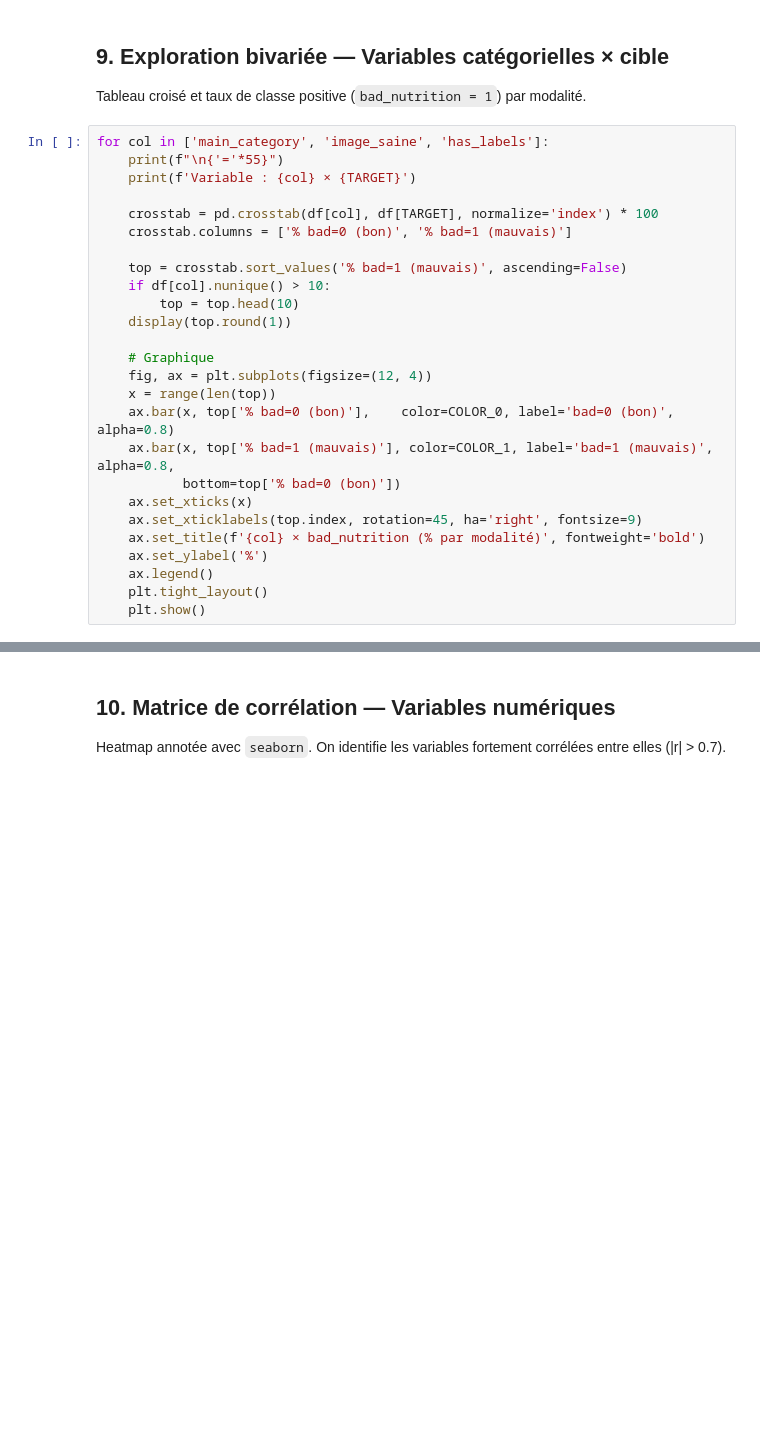
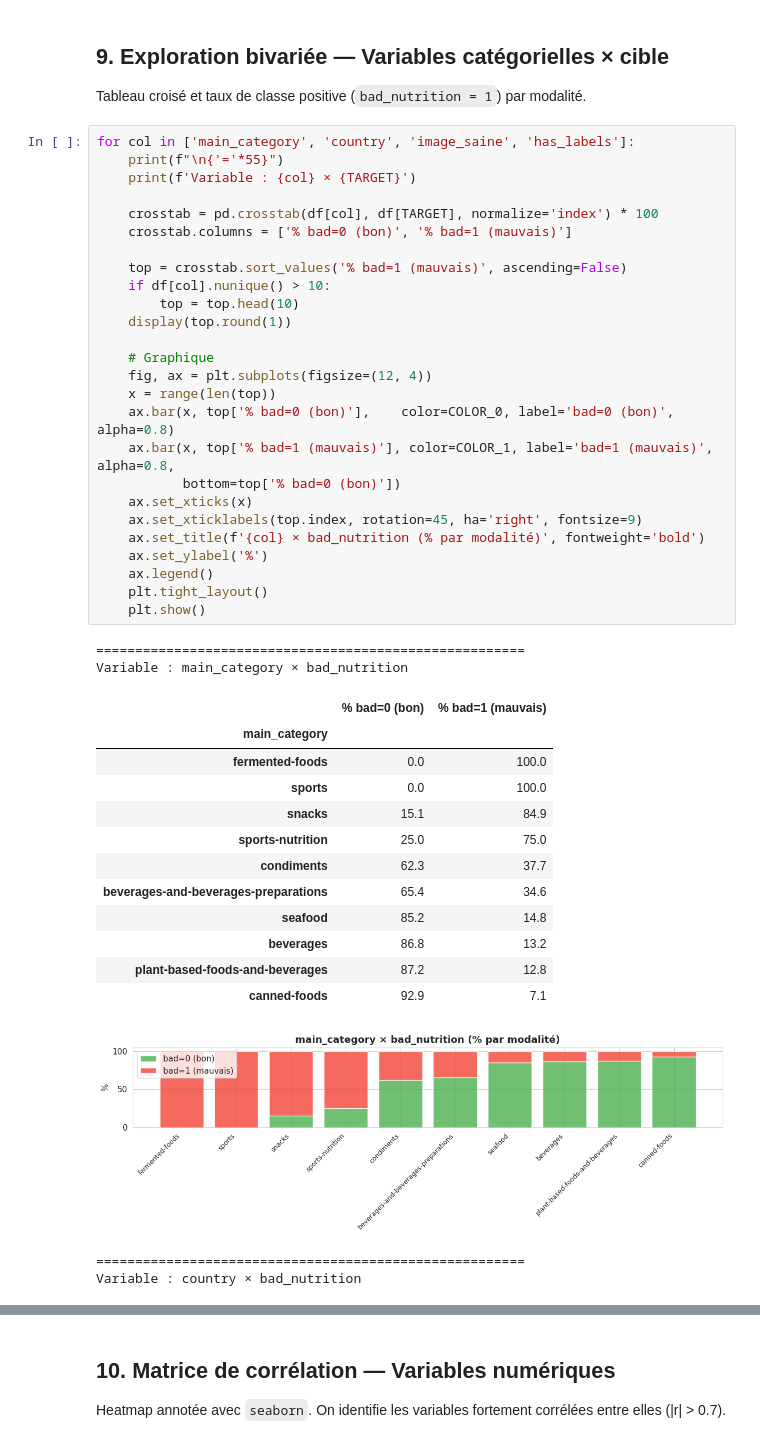
Before and after one commit to WiamBenKrimen/Projet_ML_Healthy_illusion, a Jupyter notebook: notebooks/02_eda.ipynb, the cells around one changed output, grey strips where cells are left out. Cells and saved outputs as stored; diff of their text form; blank space fills up the shorter version.

```diff
--- a/notebooks/02_eda.ipynb
+++ b/notebooks/02_eda.ipynb
@@ -342,28 +477,46 @@ display(stats_compare)
 
 Tableau croisé et taux de classe positive (`bad_nutrition = 1`) par modalité.
 # %%
-for col in ['main_category', 'image_saine', 'has_labels']:
+for col in ['main_category', 'country', 'image_saine', 'has_labels']:
     print(f"\n{'='*55}")
     print(f'Variable : {col} × {TARGET}')
 
     crosstab = pd.crosstab(df[col], df[TARGET], normalize='index') * 100
     crosstab.columns = ['% bad=0 (bon)', '% bad=1 (mauvais)']
 
     top = crosstab.sort_values('% bad=1 (mauvais)', ascending=False)
     if df[col].nunique() > 10:
         top = top.head(10)
     display(top.round(1))
 
     # Graphique
     fig, ax = plt.subplots(figsize=(12, 4))
     x = range(len(top))
     ax.bar(x, top['% bad=0 (bon)'],    color=COLOR_0, label='bad=0 (bon)',     alpha=0.8)
     ax.bar(x, top['% bad=1 (mauvais)'], color=COLOR_1, label='bad=1 (mauvais)', alpha=0.8,
            bottom=top['% bad=0 (bon)'])
     ax.set_xticks(x)
     ax.set_xticklabels(top.index, rotation=45, ha='right', fontsize=9)
     ax.set_title(f'{col} × bad_nutrition (% par modalité)', fontweight='bold')
     ax.set_ylabel('%')
     ax.legend()
     plt.tight_layout()
     plt.show()
+# %% [output]
+=======================================================
+Variable : main_category × bad_nutrition
+|  | % bad=0 (bon) | % bad=1 (mauvais) |
+| main_category |  |  |
+| fermented-foods | 0.0 | 100.0 |
+| sports | 0.0 | 100.0 |
+| snacks | 15.1 | 84.9 |
+| sports-nutrition | 25.0 | 75.0 |
+| condiments | 62.3 | 37.7 |
+| beverages-and-beverages-preparations | 65.4 | 34.6 |
+| seafood | 85.2 | 14.8 |
+| beverages | 86.8 | 13.2 |
+| plant-based-foods-and-beverages | 87.2 | 12.8 |
+| canned-foods | 92.9 | 7.1 |
+[figure, added]
+=======================================================
+Variable : country × bad_nutrition
```
Also changed, not shown: parts of 19 cells of this notebook, 39 other files.
